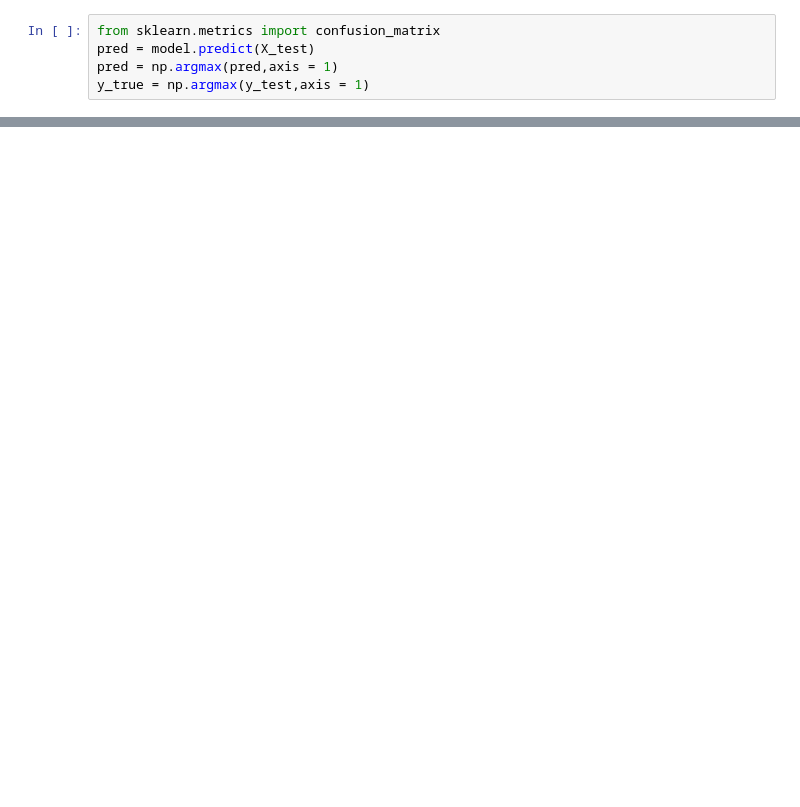
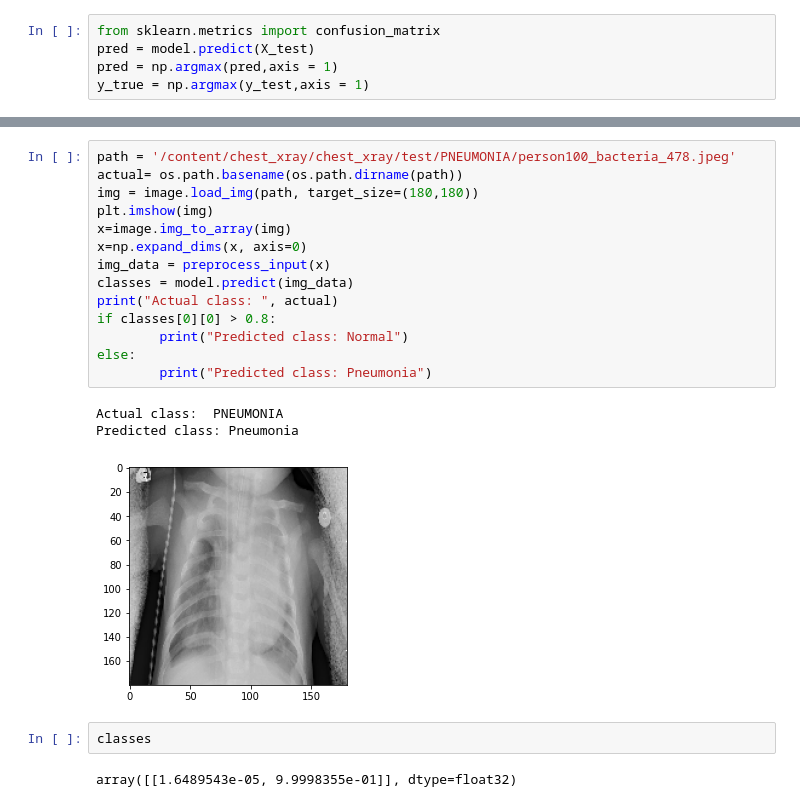
Before and after one commit to prtk0007/Chest_Xray_detection, a Jupyter notebook: Project_ray_6_resnet.ipynb, the cells around one changed output, grey strips where cells are left out. Drawn from its saved outputs; the diff is of its cells as text; blank space fills up the shorter version.

```diff
--- a/Project_ray_6_resnet.ipynb
+++ b/Project_ray_6_resnet.ipynb
@@ -391 +332,23 @@ F1 Score: 40.0%
 ==================================================
+# %%
+path = '/content/chest_xray/chest_xray/test/PNEUMONIA/person100_bacteria_478.jpeg'
+actual= os.path.basename(os.path.dirname(path))
+img = image.load_img(path, target_size=(180,180))
+plt.imshow(img)
+x=image.img_to_array(img)
+x=np.expand_dims(x, axis=0)
+img_data = preprocess_input(x)
+classes = model.predict(img_data)
+print("Actual class: ", actual)
+if classes[0][0] > 0.8:
+        print("Predicted class: Normal")
+else:
+        print("Predicted class: Pneumonia")
+# %% [output]
+Actual class:  PNEUMONIA
+Predicted class: Pneumonia
+[figure, added]
+# %%
+classes
+# %% [output]
+array([[1.6489543e-05, 9.9998355e-01]], dtype=float32)
```
Also changed, not shown: parts of 31 cells of this notebook.
